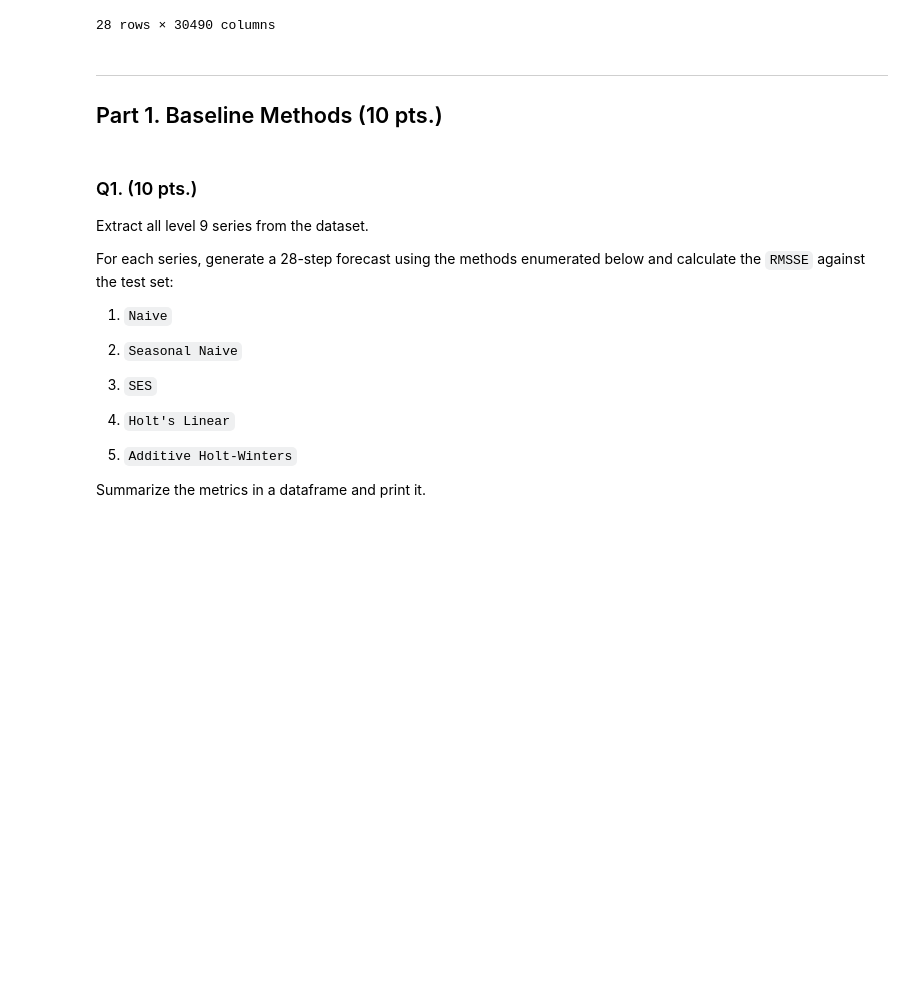
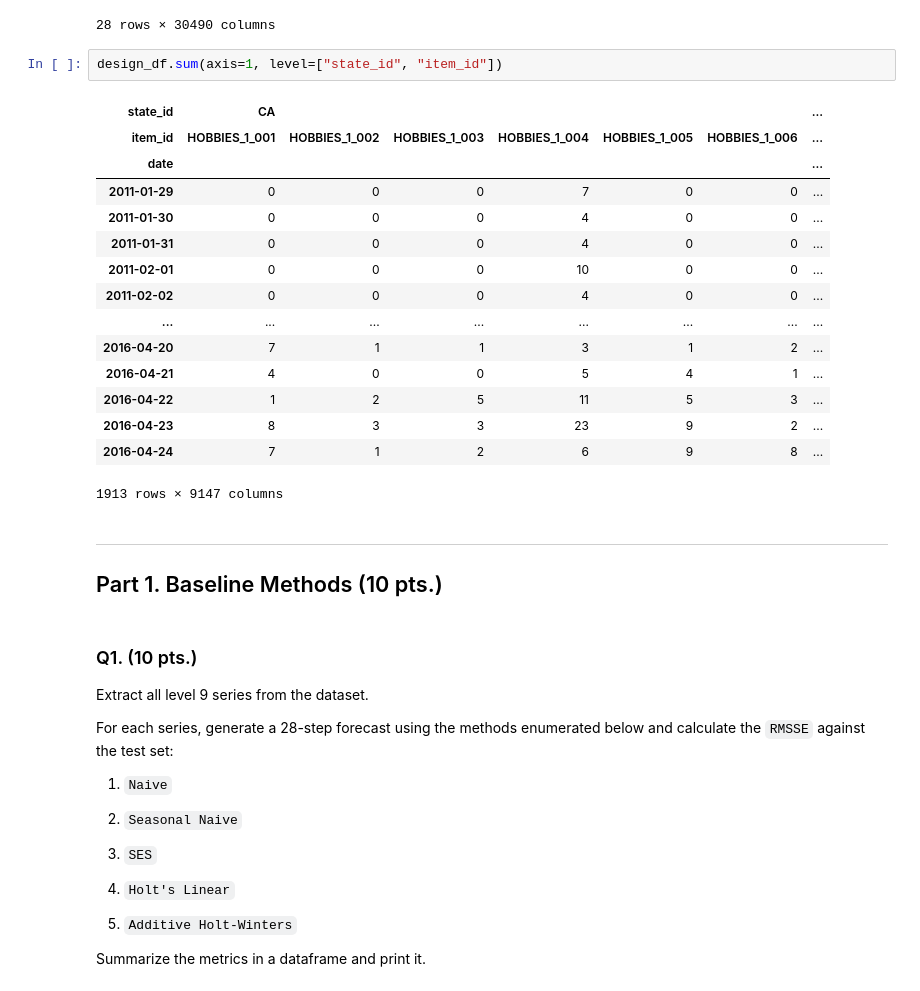
Before and after one commit to adrianemikko/tsa2021-m5, a Jupyter notebook: aaa_The Final Project 1.ipynb, the cells around one changed output. Drawn from its saved outputs; the diff is of its cells as text; blank space fills up the shorter version.

```diff
--- a/aaa_The Final Project 1.ipynb
+++ b/aaa_The Final Project 1.ipynb
@@ -115,6 +115,24 @@ display(design_df, test_df)
 | 2016-05-21 | 0 | 0 | 0 | 2 | ... |
 | 2016-05-22 | 1 | 0 | 1 | 6 | ... |
 28 rows × 30490 columns
+# %%
+design_df.sum(axis=1, level=["state_id", "item_id"])
+# %% [output]
+| state_id | CA |  |  |  |  |  | ... |
+| item_id | HOBBIES_1_001 | HOBBIES_1_002 | HOBBIES_1_003 | HOBBIES_1_004 | HOBBIES_1_005 | HOBBIES_1_006 | ... |
+| date |  |  |  |  |  |  | ... |
+| 2011-01-29 | 0 | 0 | 0 | 7 | 0 | 0 | ... |
+| 2011-01-30 | 0 | 0 | 0 | 4 | 0 | 0 | ... |
+| 2011-01-31 | 0 | 0 | 0 | 4 | 0 | 0 | ... |
+| 2011-02-01 | 0 | 0 | 0 | 10 | 0 | 0 | ... |
+| 2011-02-02 | 0 | 0 | 0 | 4 | 0 | 0 | ... |
+| ... | ... | ... | ... | ... | ... | ... | ... |
+| 2016-04-20 | 7 | 1 | 1 | 3 | 1 | 2 | ... |
+| 2016-04-21 | 4 | 0 | 0 | 5 | 4 | 1 | ... |
+| 2016-04-22 | 1 | 2 | 5 | 11 | 5 | 3 | ... |
+| 2016-04-23 | 8 | 3 | 3 | 23 | 9 | 2 | ... |
+| 2016-04-24 | 7 | 1 | 2 | 6 | 9 | 8 | ... |
+1913 rows × 9147 columns
 # %% [markdown]
 ---
 
```
Also changed, not shown: 3 other files.
